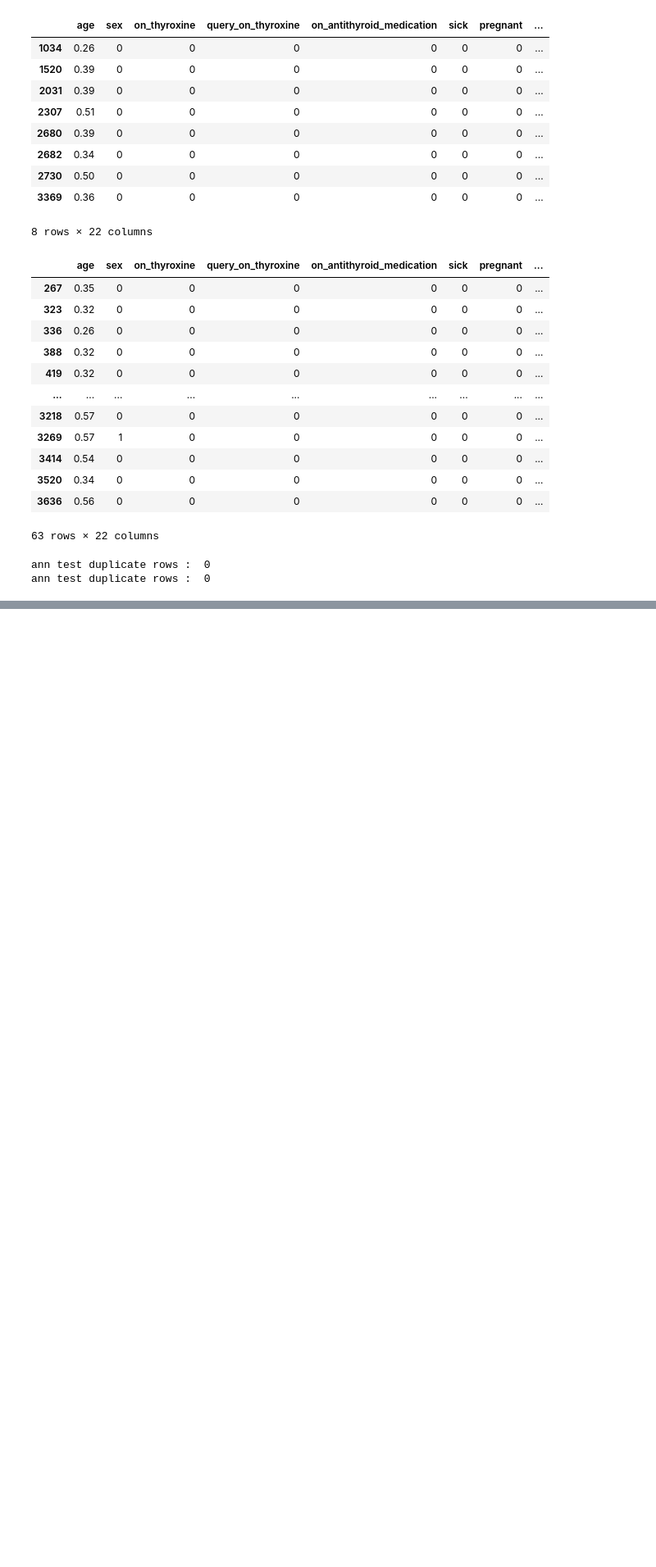
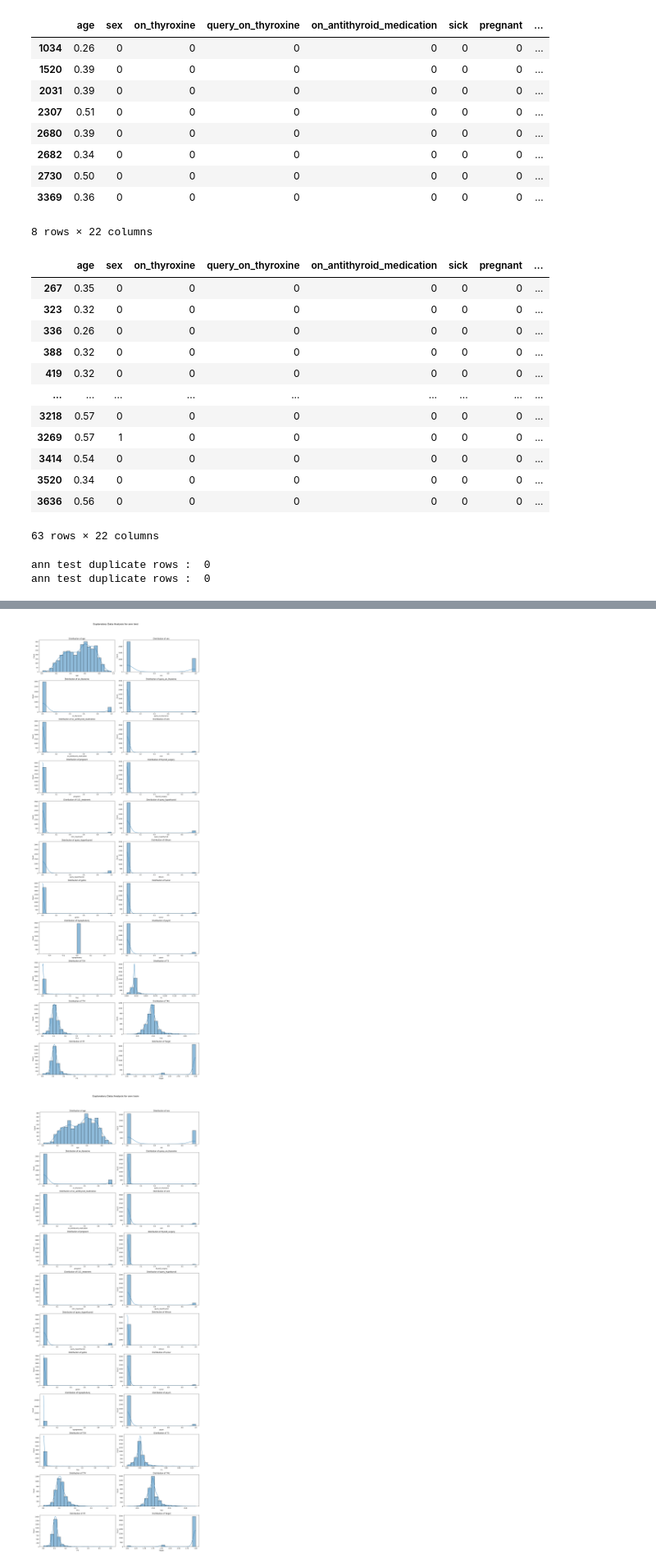
Before and after one commit to aashishops/Thyroid-Performance-Analysis, a Jupyter notebook: src/EDA.ipynb, the cells around one changed output, grey strips where cells are left out. Shown at 82% size. Saved outputs shown, nothing was run; the diff lists cells and outputs as text; code cells hidden in the pictures; blank space fills up the shorter version.

```diff
--- a/src/EDA.ipynb
+++ b/src/EDA.ipynb
@@ -124,3 +125,7 @@ print("ann test duplicate rows : ",ann_train.duplicated().sum())
 # %% [output]
 ann test duplicate rows :  0
 ann test duplicate rows :  0
+# %%
+for df_name, df in data.items():
+    print(f"{bl_start}Detailed Statistics of {df_name} {bl_end}  :\n")
+    print(df.info(),"\n")
@@ -126,0 +150,4 @@ ann test duplicate rows :  0
+# %%
+for df_name, df in data.items():
+    print(f"{bl_start}Summary Statistics of {df_name} {bl_end}  :\n")
+    print(df.describe(),"\n")
@@ -126,0 +172,32 @@ ann test duplicate rows :  0
+# %%
+ann_data = {
+    'ann test': ann_test,
+    'ann train': ann_train,
+}
+# %%
+
+for df_name, df in ann_data.items():
+    numerical_features = df.select_dtypes(include=['float64', 'int64']).columns
+    num_features = len(numerical_features)
+
+    # Calculate the number of rows and columns for subplots
+    num_rows = (num_features + 1) // 2
+    num_cols = min(2, num_features)
+
+    fig, axes = plt.subplots(nrows=num_rows, ncols=num_cols, figsize=(16, 4 * num_rows))
+    fig.suptitle(f'Exploratory Data Analysis for {df_name}', fontsize=16)
+
+    # Flatten axes if it's a 2D array
+    axes_flat = axes.flatten() if num_rows > 1 else [axes]
+
+    # Plot Distribution of numerical features
+    for i, feature in enumerate(numerical_features):
+        ax = axes_flat[i] if num_rows > 1 else axes_flat[0]
+        sns.histplot(df[feature], bins=20, kde=True, ax=ax)
+        ax.set_title(f'Distribution of {feature}')
+
+    plt.tight_layout(rect=[0, 0, 1, 0.96])  # Adjust layout to avoid overlap
+    plt.show()
+# %% [output]
+[figure, added]
+[figure, added]
```
Also changed, not shown: parts of 6 cells of this notebook.
